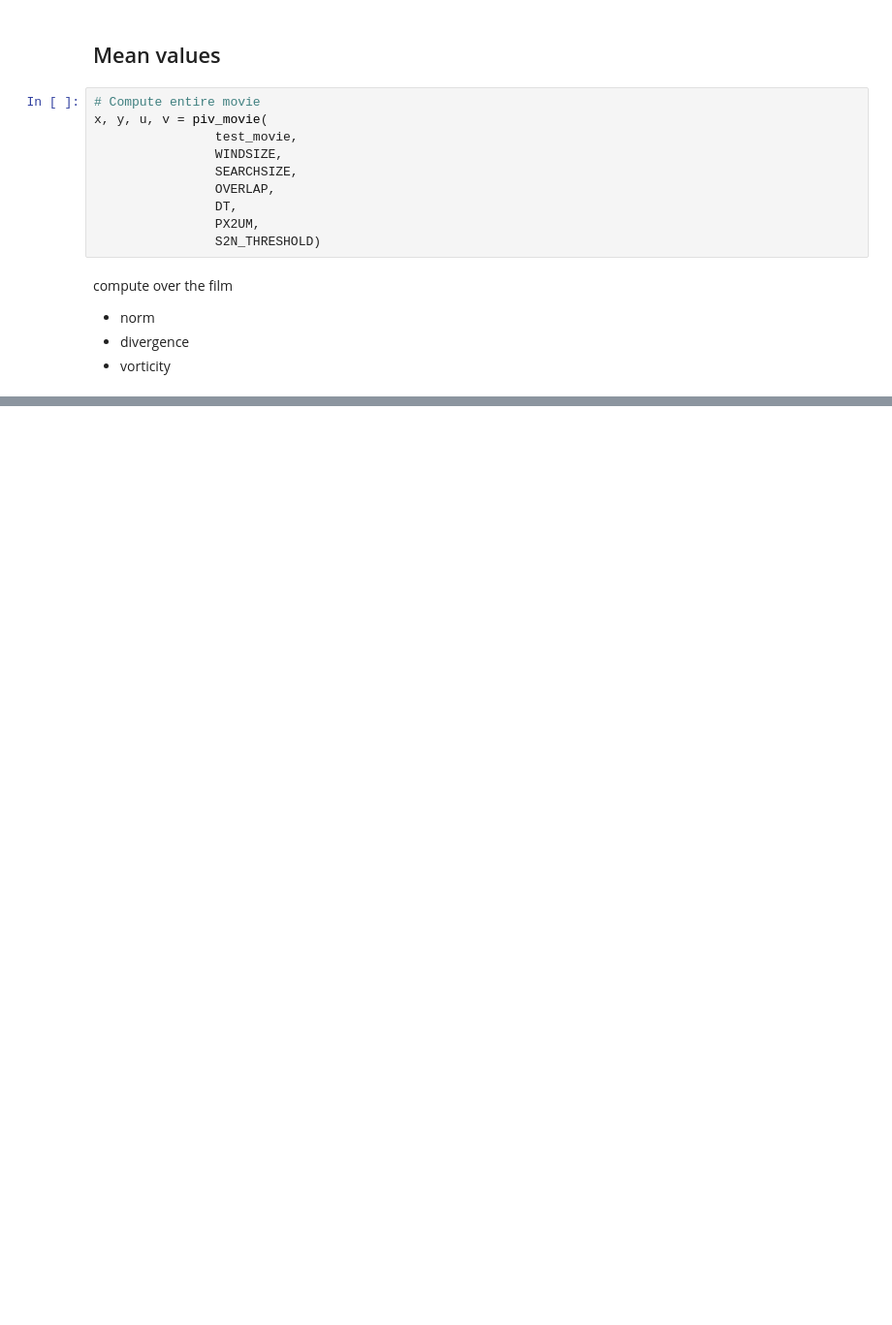
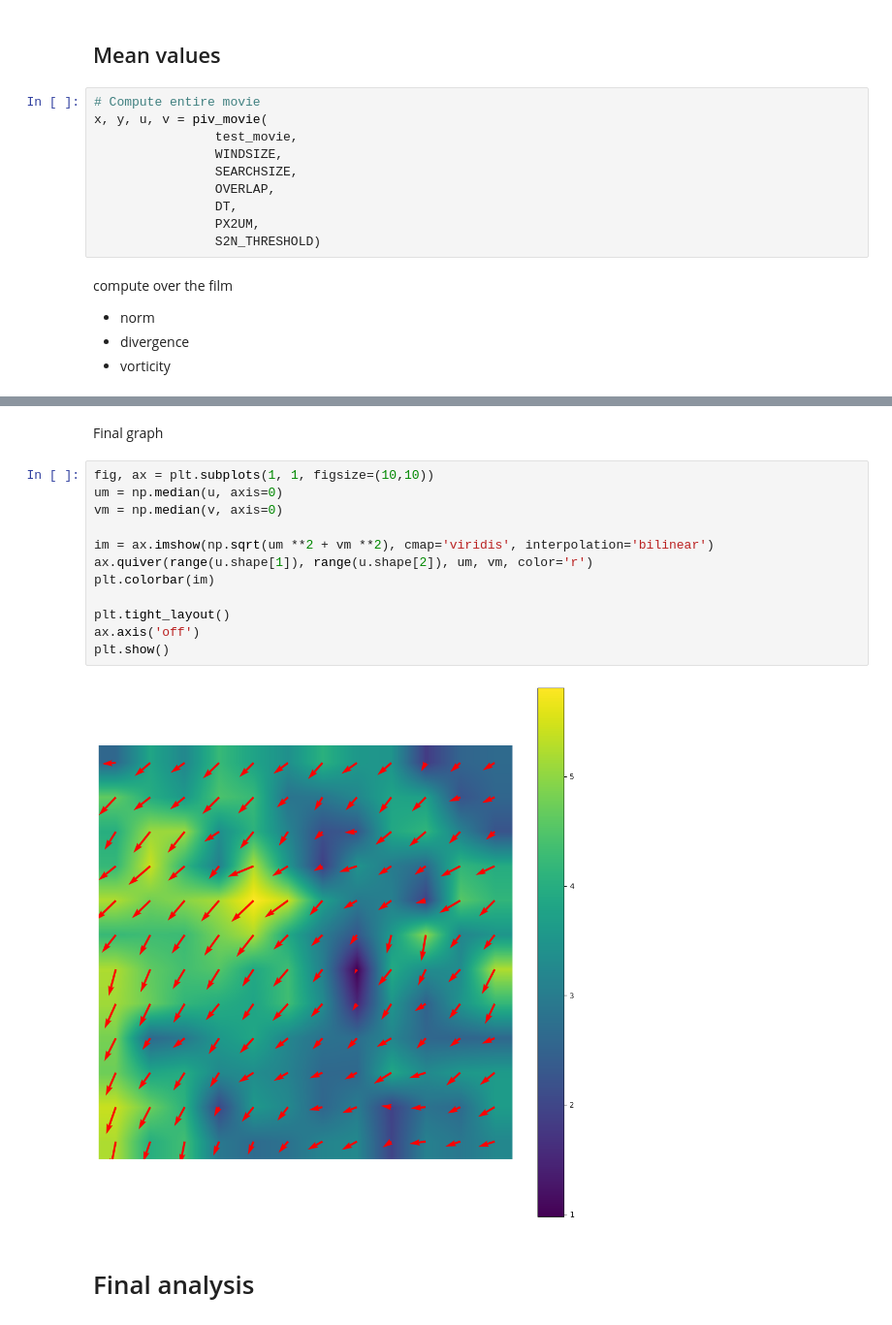
Before and after one commit to taryaksama/data-science, a Jupyter notebook: PIV/main.ipynb, the cells around one changed output, grey strips where cells are left out. Shown at 97% size. Drawn from its saved outputs; the diff is of its cells as text; blank space fills up the shorter version.

```diff
--- a/PIV/main.ipynb
+++ b/PIV/main.ipynb
@@ -258,0 +291,18 @@ plt.show()
+# %% [markdown]
+Final graph
+# %%
+fig, ax = plt.subplots(1, 1, figsize=(10,10))
+um = np.median(u, axis=0)
+vm = np.median(v, axis=0)
+
+im = ax.imshow(np.sqrt(um **2 + vm **2), cmap='viridis', interpolation='bilinear')
+ax.quiver(range(u.shape[1]), range(u.shape[2]), um, vm, color='r')
+plt.colorbar(im)
+
+plt.tight_layout()
+ax.axis('off')
+plt.show()
+# %% [output]
+[figure, added]
+# %% [markdown]
+# Final analysis
```
Also changed, not shown: parts of 14 cells of this notebook, 5 other files.
